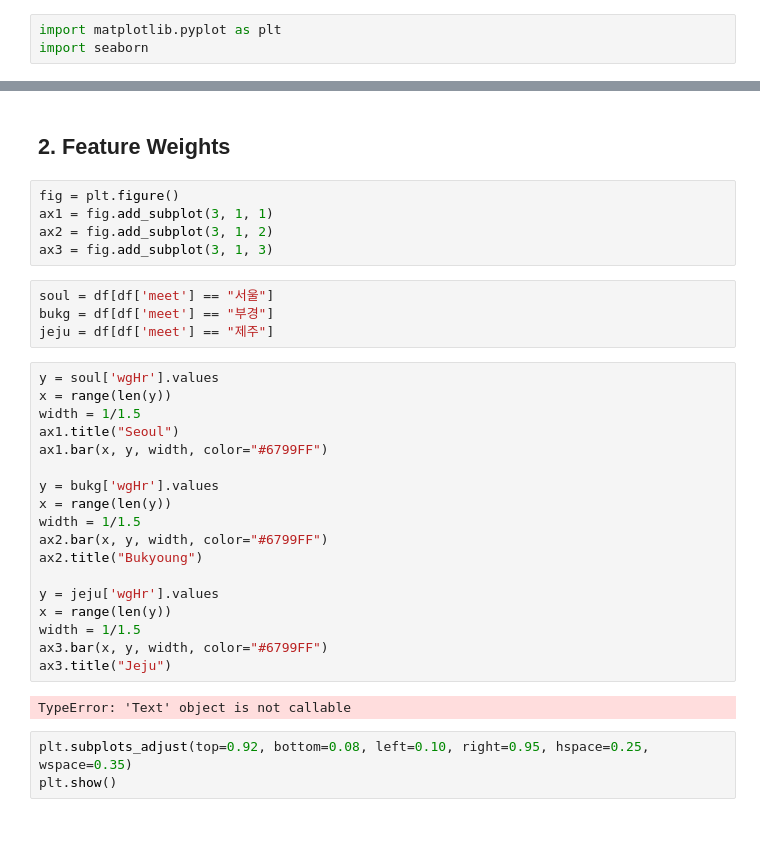
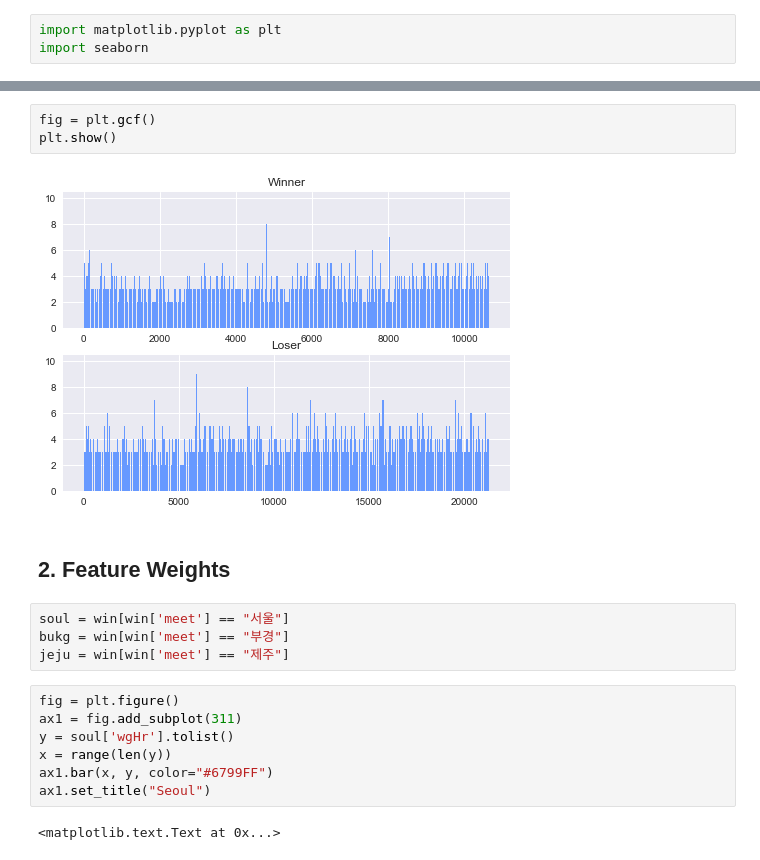
Before and after one commit to Swalloow/ML-Tutorials, a Jupyter notebook: Analysis/Racing Data Analysis.ipynb, the cells around one changed output, grey strips where cells are left out. Saved outputs shown, nothing was run; the diff lists cells and outputs as text; blank space fills up the shorter version.

```diff
--- a/Analysis/Racing Data Analysis.ipynb
+++ b/Analysis/Racing Data Analysis.ipynb
@@ -31,34 +40,20 @@ plt.show()
+# %%
+fig = plt.gcf()
+plt.show()
+# %% [output]
+[figure, added]
 # %% [markdown]
 ## 2. Feature Weights
-# %%
-fig = plt.figure()
-ax1 = fig.add_subplot(3, 1, 1)
-ax2 = fig.add_subplot(3, 1, 2)
-ax3 = fig.add_subplot(3, 1, 3)
 # %%
-soul = df[df['meet'] == "서울"]
-bukg = df[df['meet'] == "부경"]
-jeju = df[df['meet'] == "제주"]
+soul = win[win['meet'] == "서울"]
+bukg = win[win['meet'] == "부경"]
+jeju = win[win['meet'] == "제주"]
-# %%
-y = soul['wgHr'].values
-x = range(len(y))
-width = 1/1.5
-ax1.title("Seoul")
-ax1.bar(x, y, width, color="#6799FF")
-
-y = bukg['wgHr'].values
-x = range(len(y))
-width = 1/1.5
-ax2.bar(x, y, width, color="#6799FF")
-ax2.title("Bukyoung")
-
-y = jeju['wgHr'].values
-x = range(len(y))
-width = 1/1.5
-ax3.bar(x, y, width, color="#6799FF")
-ax3.title("Jeju")
-# %% [output]
-TypeError: 'Text' object is not callable
-# %%
-plt.subplots_adjust(top=0.92, bottom=0.08, left=0.10, right=0.95, hspace=0.25, wspace=0.35)
-plt.show()
+# %%
+fig = plt.figure()
+ax1 = fig.add_subplot(311)
+y = soul['wgHr'].tolist()
+x = range(len(y))
+ax1.bar(x, y, color="#6799FF")
+ax1.set_title("Seoul")
+# %% [output]
+<matplotlib.text.Text at 0x...>
```
Also changed, not shown: parts of 16 cells of this notebook.
